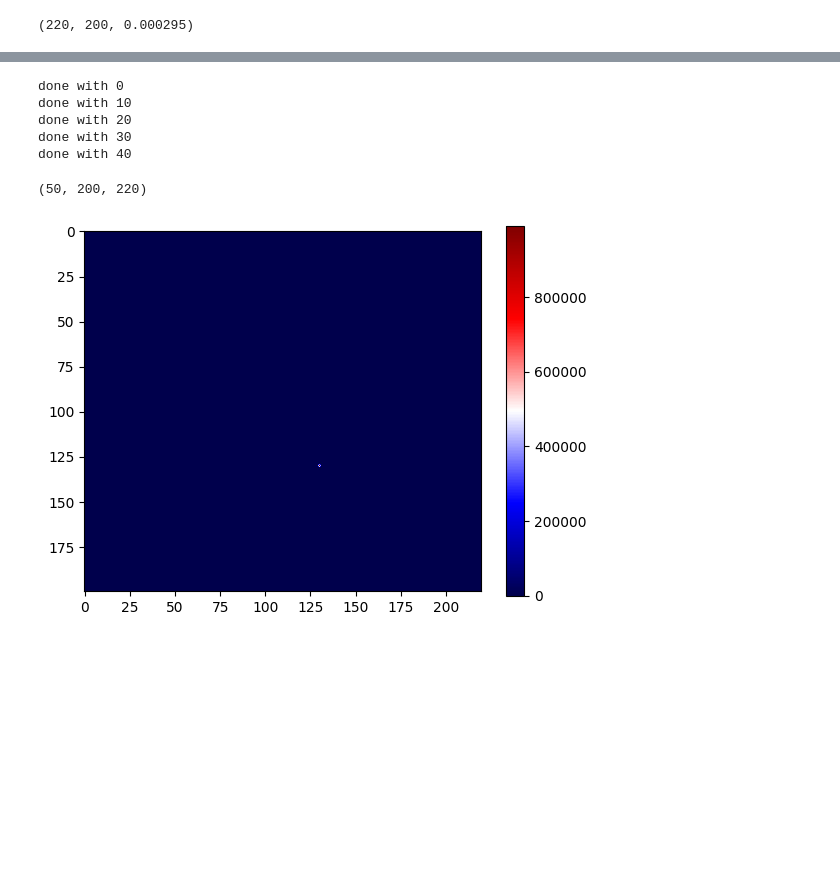
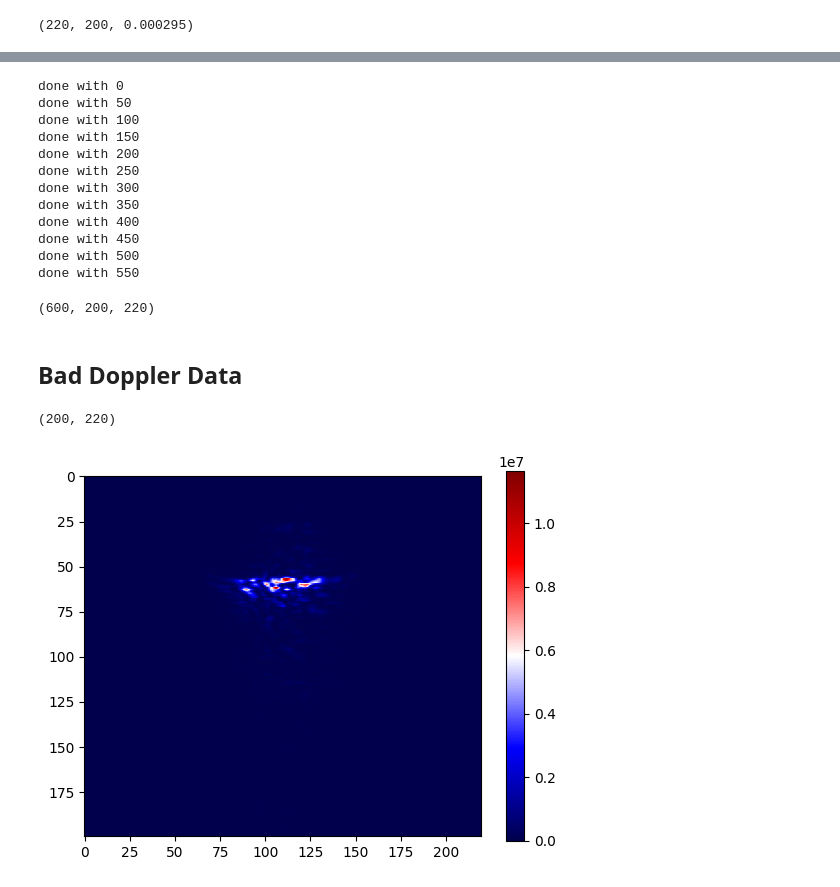
Before and after one commit to thomasrribeiro/brainhackFUS, a Jupyter notebook: notebooks/verasonics_ntkbeamform.ipynb, the cells around one changed output, grey strips where cells are left out. Drawn from its saved outputs; the diff is of its cells as text; code cells hidden in the pictures; blank space fills up the shorter version.

Commit message:
More updates to doppler with better data

```diff
--- a/notebooks/verasonics_ntkbeamform.ipynb
+++ b/notebooks/verasonics_ntkbeamform.ipynb
@@ -39,7 +38,7 @@ from imaging.demodulate import demodulate_rf_to_iq
 transducer_frequency = 2.5e6 # default verasonics is 2.5MHz
 freq_sampling = 4 * transducer_frequency
 iq_signals, freq_carrier = demodulate_rf_to_iq(
-    raw_rf_data[2048*3:2048*3+1000,aperture_permutation,0], freq_sampling, freq_carrier=transducer_frequency
+    raw_rf_data[2048*0+4200:2048*0+5200,aperture_permutation,0], freq_sampling, freq_carrier=transducer_frequency
 )
 
 freq_carrier
@@ -84,7 +83,7 @@ plt.show()
 all_beamformed_signals = []
 for i in range(600):
     iq_signals, freq_carrier = demodulate_rf_to_iq(
-        raw_rf_data[2048*3:2048*3+1000,aperture_permutation,i], freq_sampling, freq_carrier=transducer_frequency
+        raw_rf_data[2048*0+4200:2048*0+5200,aperture_permutation,i], freq_sampling, freq_carrier=transducer_frequency
     )
     beamformed_signal = beamform_delay_and_sum(
         iq_signals,
@@ -103,26 +102,35 @@ all_beamformed_signals = np.array(all_beamformed_signals)
 all_beamformed_signals.shape
 # %% [output]
 done with 0
-done with 10
-done with 20
-done with 30
-done with 40
+done with 50
+done with 100
+done with 150
+done with 200
+done with 250
+done with 300
+done with 350
+done with 400
+done with 450
+done with 500
+done with 550
-(50, 200, 220)
+(600, 200, 220)
+# %% [markdown]
+## Bad Doppler Data
 # %%
 def power_doppler(start_frame, end_frame):
     # start and end frames are indices. frame rate is around 60 Hz
     fft_data = np.fft.fft(all_beamformed_signals[start_frame:end_frame], axis=0)
-    # TODO(vincent): 60 is the frequency of the frames
     freqs = np.fft.fftfreq(end_frame - start_frame, 1/60)
-    # TODO(vincent): better to high-pass filter before taking Fourier transform
     high_pass = fft_data[abs(freqs)> 2 * transducer_frequency * 4e-3 / 1540] # 1540 m/s is speed of sound, 4e-3 m/s is tissue slow movements
     return np.sum(np.abs(high_pass)**2,axis=0)
 
 power = power_doppler(12, 24)
 power.shape
+# %% [output]
+(200, 220)
 # %%
-plt.imshow(np.abs(power), cmap="seismic")
+plt.imshow(power[:,:], cmap="seismic")
 plt.colorbar()
 plt.show()
 # %% [output]
-[figure, old version]
+[figure, new version]
```
Also changed, not shown: parts of 15 cells of this notebook.
